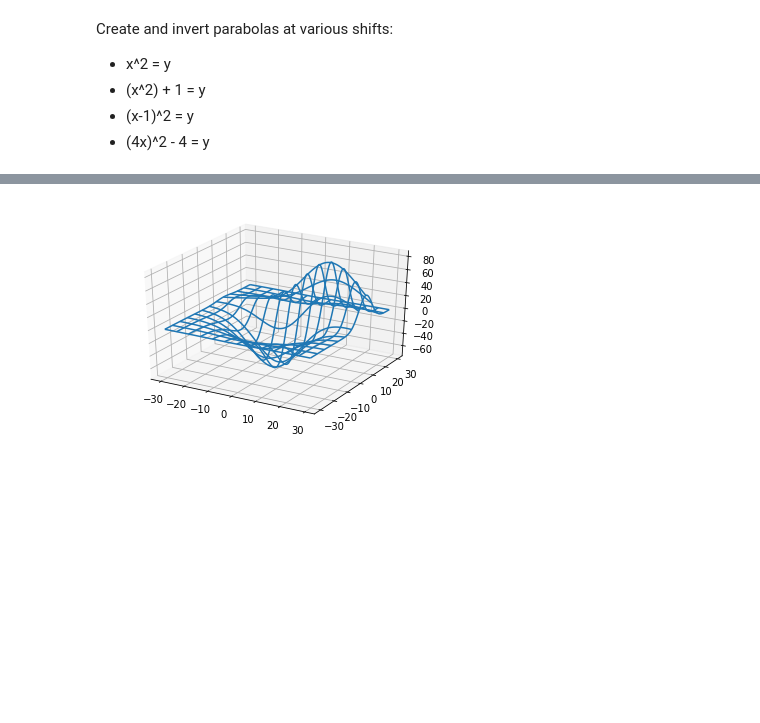
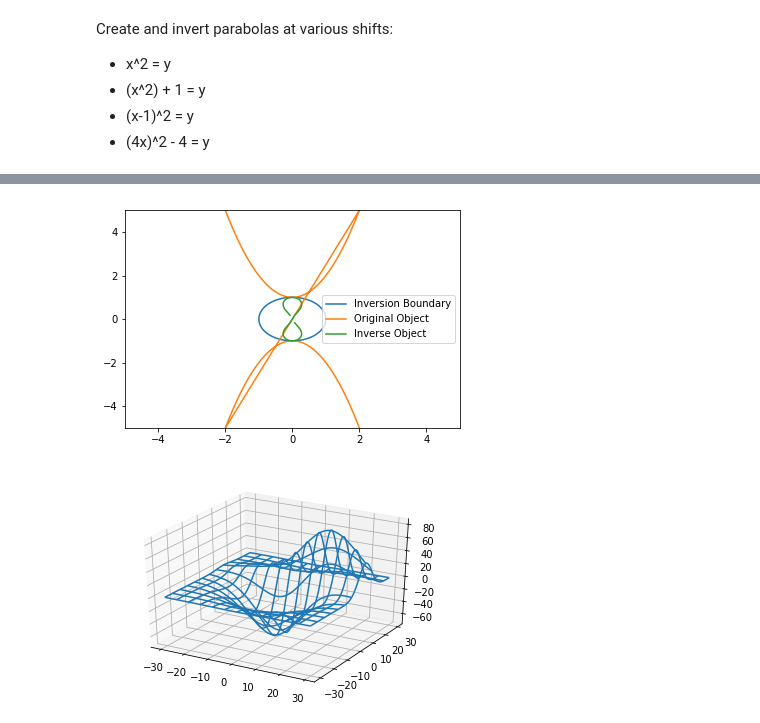
Before and after one commit to PrestonYadegar/MA150, a Jupyter notebook: Inversive Geometry.ipynb, the cells around one changed output, grey strips where cells are left out. Saved outputs shown, nothing was run; the diff lists cells and outputs as text; code cells hidden in the pictures; blank space fills up the shorter version.

Commit message:
Added hyperbola inversion. Some small work on 3D shapes

```diff
--- a/Inversive Geometry.ipynb
+++ b/Inversive Geometry.ipynb
@@ -254,6 +254,14 @@ total_inversion(my_line, unit_circle_coordinates, [[-4,4], [-5,3]], dims='2d');
 [figure]
 [figure]
 [figure]
+# %%
+# Create a hyperbola by joining two parabolas
+upper_parab = make_line(1, 'parabola', density=1000, limits=2, others=[1,1,0,1])
+lower_parab = make_line(1, 'parabola', density=1000, limits=2, others=[-1,-1,0,-1])
+hyperbola = upper_parab + lower_parab
+total_inversion(hyperbola, unit_circle_coordinates, [[-5,5], [-5,5]], dims='2d');
+# %% [output]
+[figure, added]
 # %%
 # Some cools plots in 3D
 fig = plt.figure()
```
Also changed, not shown: parts of 5 cells of this notebook.
